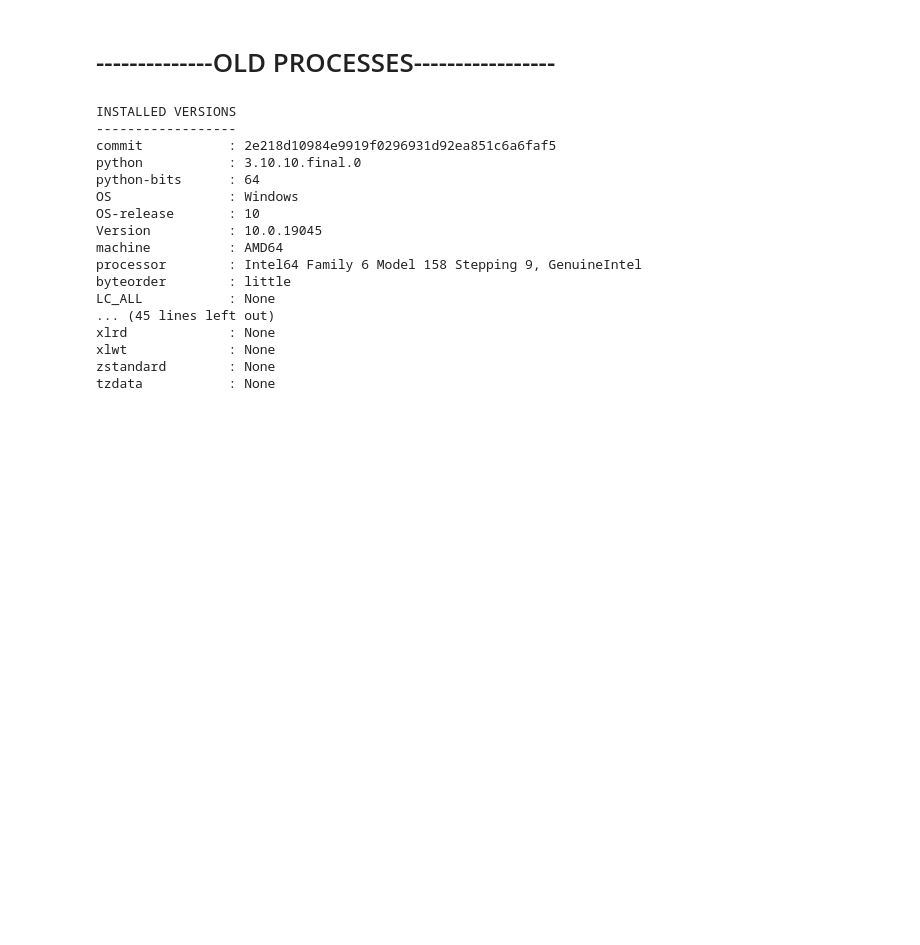
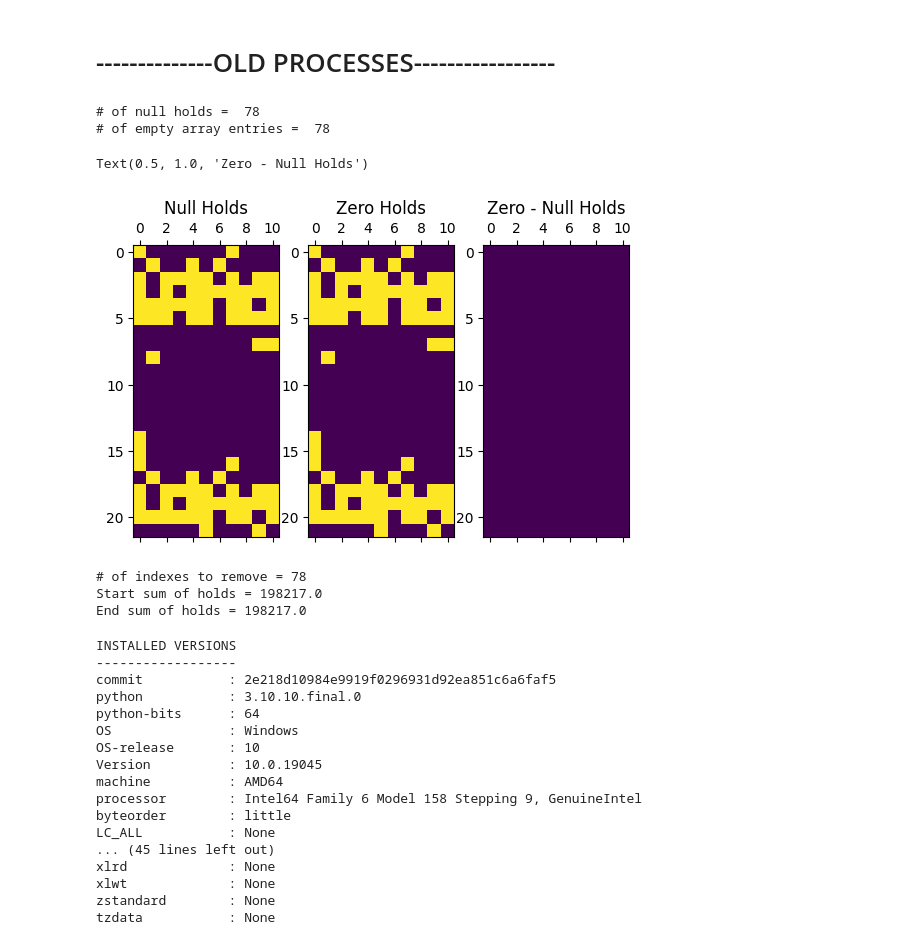
Before and after one commit to wd7512/Moonboard-Analysis, a Jupyter notebook: Cleaning.ipynb, the cells around one changed output. Saved outputs shown, nothing was run; the diff lists cells and outputs as text; code cells hidden in the pictures; blank space fills up the shorter version.

```diff
--- a/Cleaning.ipynb
+++ b/Cleaning.ipynb
@@ -285,3 +342,66 @@ empty_holds = ["F18",
+# %%
+#testing empty holds from start diagram match holds of 0 frequency in data
+empty_holds = ["F18",
+              "J18",
+              "A17","B17","C17","E17","F17","H17","I17","J17","K17",
+              "J15","K15",
+              "B14",
+              "A8",
+              "A7",
+              "A6","H6",
+              "B5","E5","G5",
+              "A4","C4","D4","E4","F4","H4","J4","K4",
+              "A3","C3","E3","F3","G3","H3","I3","J3","K3",
+              "A2","B2","C2","D2","E2","F2","H2","I2","K2",
+              "A1","B1","C1","D1","E1","F1","G1","H1","I1","J1","K1",]
+
+
+
+
+null_moves = np.zeros((3,18,11))
+
+for hold in empty_holds:
+    row,col = convert_key(hold)
+
+    null_moves[0][row,col] = 1
+    null_moves[1][row,col] = 1
+    null_moves[2][row,col] = 1
+
+null_moves = condense(null_moves)
+
+print('# of null holds = ',np.sum(null_moves==1))
+print('# of empty array entries = ',np.sum(con_freq == 0))
+
+figure, axis = plt.subplots(1,3)
+
+axis[0].matshow(null_moves)
+axis[0].set_title('Null Holds')
+axis[1].matshow(con_freq == 0)
+axis[1].set_title('Zero Holds')
+axis[2].matshow((con_freq == 0)-null_moves)
+axis[2].set_title('Zero - Null Holds')
+# %% [output]
+# of null holds =  78
+# of empty array entries =  78
+Text(0.5, 1.0, 'Zero - Null Holds')
+[figure, added]
+# %%
+#testing no data is lost during remove of null holds
+final_remove = np.where(null_moves.flatten() == 1)[0]
+print('# of indexes to remove =',len(final_remove))
+
+flat_freq = condense(freq).flatten()
+print('Start sum of holds =',np.sum(flat_freq))
+k = 0
+for indx in final_remove:
+    flat_freq = np.delete(flat_freq,indx-k)
+    k += 1
+
+print('End sum of holds =',np.sum(flat_freq))
+# %% [output]
+# of indexes to remove = 78
+Start sum of holds = 198217.0
+End sum of holds = 198217.0
 # %%
 pd.show_versions()
 # %% [output]
```
Also changed, not shown: parts of 9 cells of this notebook.
